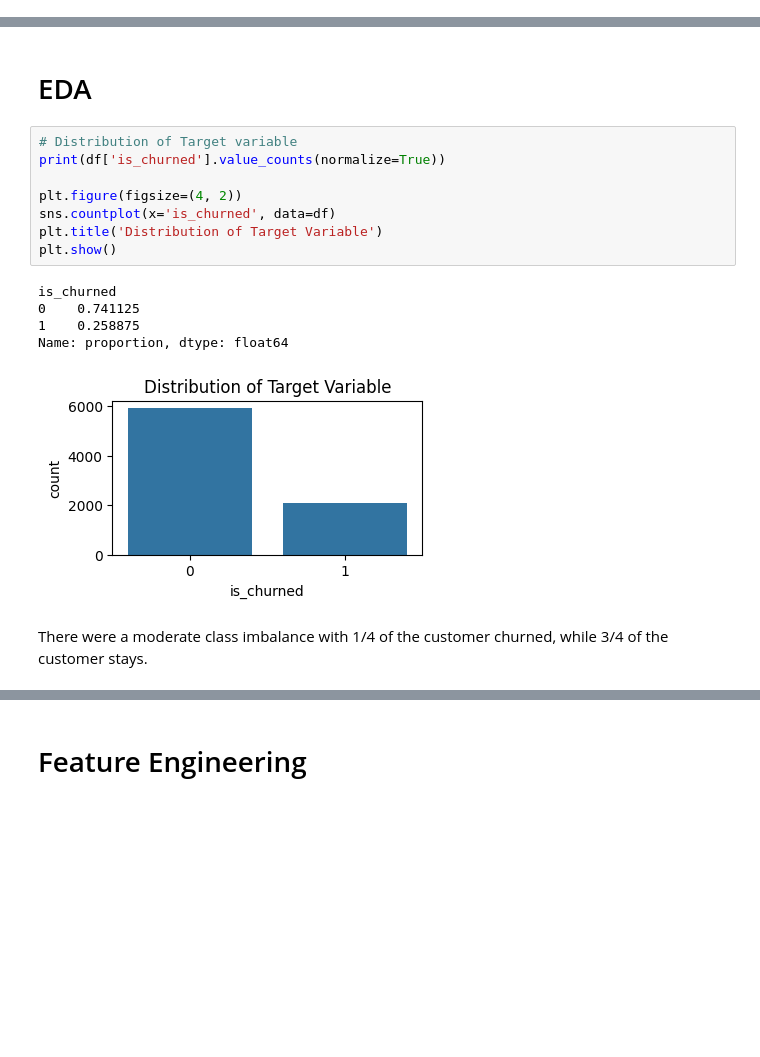
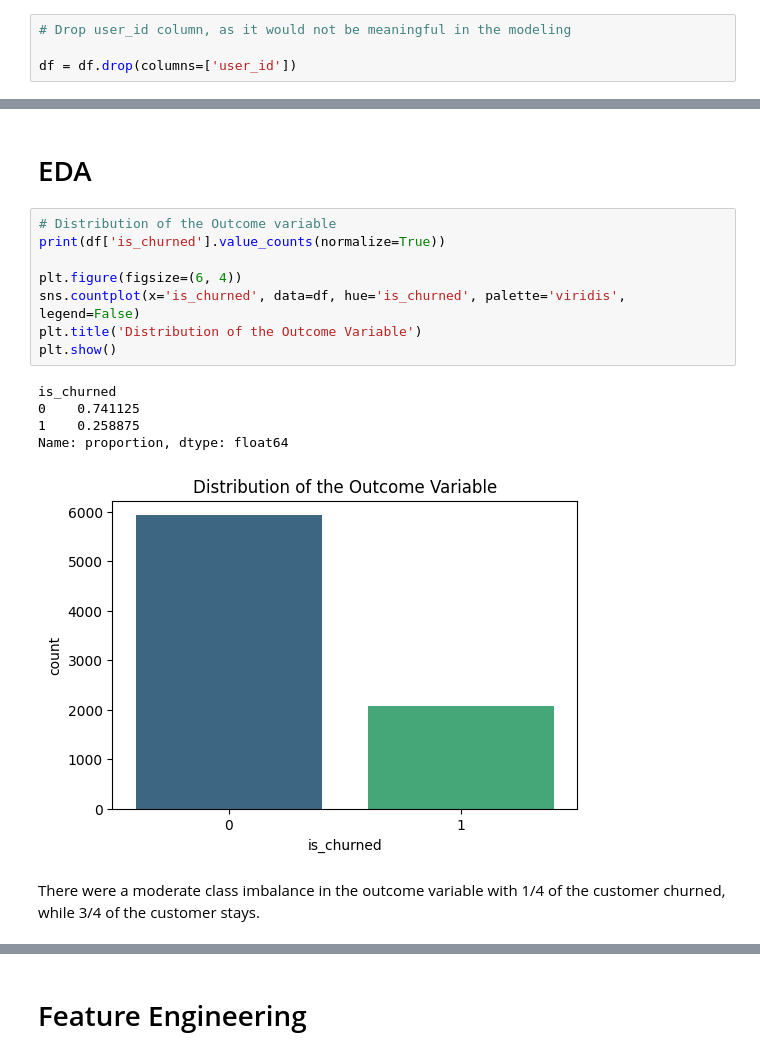
Before and after one commit to xuany823/ADS505_Final_Project, a Jupyter notebook: Spotify_Churn.ipynb, the cells around one changed output, grey strips where cells are left out. Saved outputs shown, nothing was run; the diff lists cells and outputs as text; blank space fills up the shorter version.

Commit message:
EDA, Data Prep, and Logistic Regression

```diff
--- a/Spotify_Churn.ipynb
+++ b/Spotify_Churn.ipynb
@@ -112,0 +137,4 @@ memory usage: 750.1+ KB
+# %%
+# Drop user_id column, as it would not be meaningful in the modeling
+
+df = df.drop(columns=['user_id'])
@@ -154,19 +182,19 @@ There were no missing values in the dataset.
 # %% [markdown]
 # EDA
 # %%
-# Distribution of Target variable
+# Distribution of the Outcome variable
 print(df['is_churned'].value_counts(normalize=True))
 
-plt.figure(figsize=(4, 2))
-sns.countplot(x='is_churned', data=df)
-plt.title('Distribution of Target Variable')
+plt.figure(figsize=(6, 4))
+sns.countplot(x='is_churned', data=df, hue='is_churned', palette='viridis', legend=False)
+plt.title('Distribution of the Outcome Variable')
 plt.show()
 # %% [output]
 is_churned
 0    0.741125
 1    0.258875
 Name: proportion, dtype: float64
-[figure, old version]
+[figure, new version]
 # %% [markdown]
-There were a moderate class imbalance with 1/4 of the customer churned, while 3/4 of the customer stays.
+There were a moderate class imbalance in the outcome variable with 1/4 of the customer churned, while 3/4 of the customer stays.
 # %%
```
Also changed, not shown: parts of 48 cells of this notebook.
